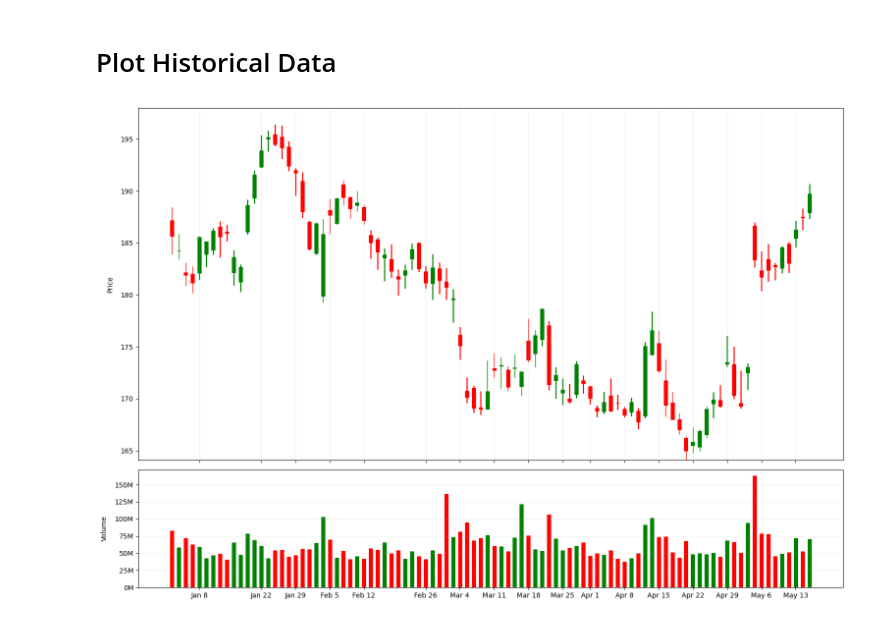
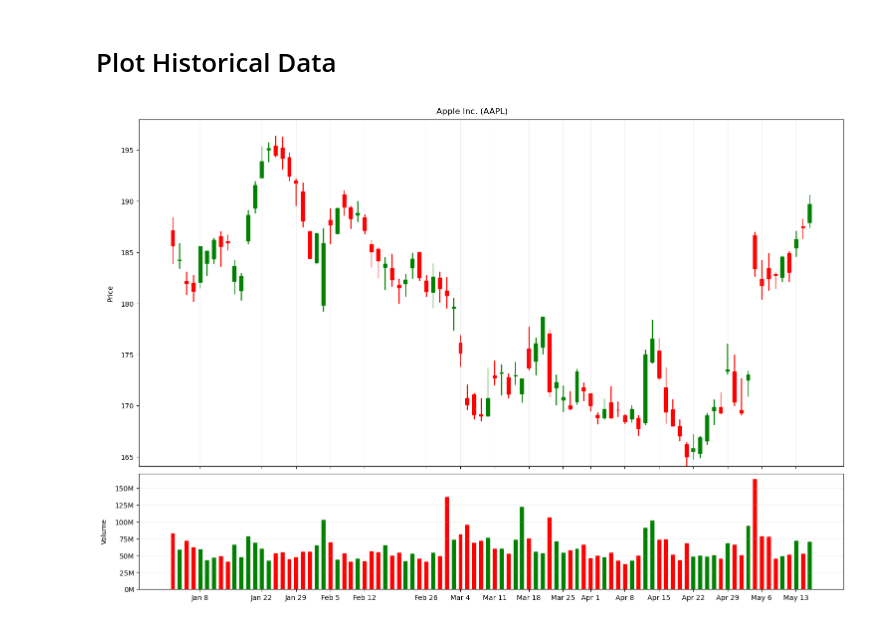
Before and after one commit to bd-v/plot-stock-price-volume, a Jupyter notebook: plot-stock-price-volume.ipynb, the cells around one changed output. Saved outputs shown, nothing was run; the diff lists cells and outputs as text; code cells hidden in the pictures.

Commit message:
update figure formatting

```diff
--- a/plot-stock-price-volume.ipynb
+++ b/plot-stock-price-volume.ipynb
@@ -71,10 +71,10 @@ def ReturnFormattedDatetimeTicks(data, date_indexes, format):
 def ReturnFormattedVolumeTicks(x, pos):
   return '%1.0fM' % (x * 1e-6)
 # %%
-def PlotHistoricalData(data, date_range_start, date_range_end, aggregation='day'):
+def PlotHistoricalData(ticker_name, data, date_range_start, date_range_end, aggregation='day'):
   aggregation # Will be used for aggregation interval of bars
   df = data[(data.index >= date_range_start) & (data.index <= date_range_end)]
-  fig, (price, volume) = plt.subplots(nrows=2, sharex=True, figsize=figsize, height_ratios=[0.75, 0.25])
+  fig, (price, volume) = plt.subplots(nrows=2, sharex=True, figsize=figsize, height_ratios=[0.75, 0.25], constrained_layout=True)
 
   # PLOT OHLC CANDLES
   # 'x=range(df.index.size)' removes gaps in plot caused by weekends
@@ -91,11 +91,11 @@ def PlotHistoricalData(data, date_range_start, date_range_end, aggregation='day'
   AddBarColor(ax=volume_bar, condition=df['is-up'], up_color=up_color, down_color=down_color)
 
   # FORMAT FIGURE
+  fig.suptitle(ticker_name)
   price.grid(axis='x', alpha=gridline_alpha)
   price.set_ylabel(ylabel='Price', labelpad=labelpad)
   volume.grid(axis='y', alpha=gridline_alpha)
   volume.set_ylabel(ylabel='Volume', labelpad=labelpad)
-  fig.tight_layout(pad=0)
   # Add x-axis ticks & gridlines based on aggregation='day'
   xtick_indexes = ReturnDayIndexes(data=df, day='Monday')
   volume.set_xticks(xtick_indexes)
@@ -106,6 +106,6 @@ def PlotHistoricalData(data, date_range_start, date_range_end, aggregation='day'
   volume.yaxis.set_major_formatter(FuncFormatter(ReturnFormattedVolumeTicks))
 # %%
 df = ImportData('./AAPL.csv')
-PlotHistoricalData(df, '2024-01-01', '2024-05-15')
+PlotHistoricalData('Apple Inc. (AAPL)', df, '2024-01-01', '2024-05-15')
 # %% [output]
-[figure, old version]
+[figure, new version]
```
